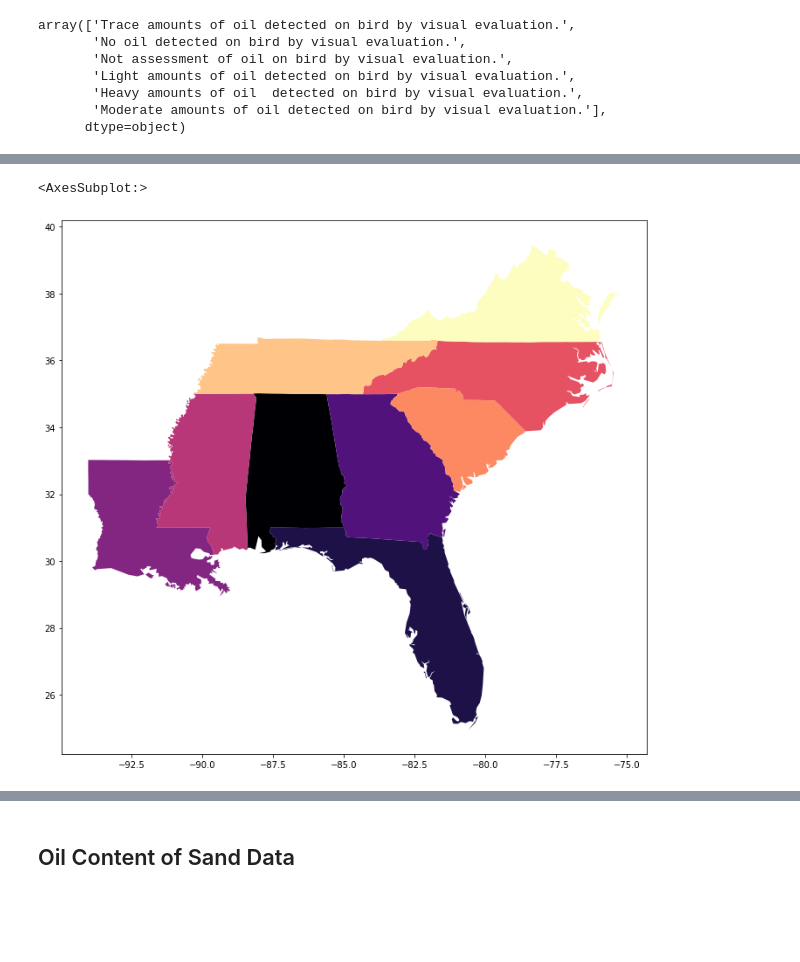
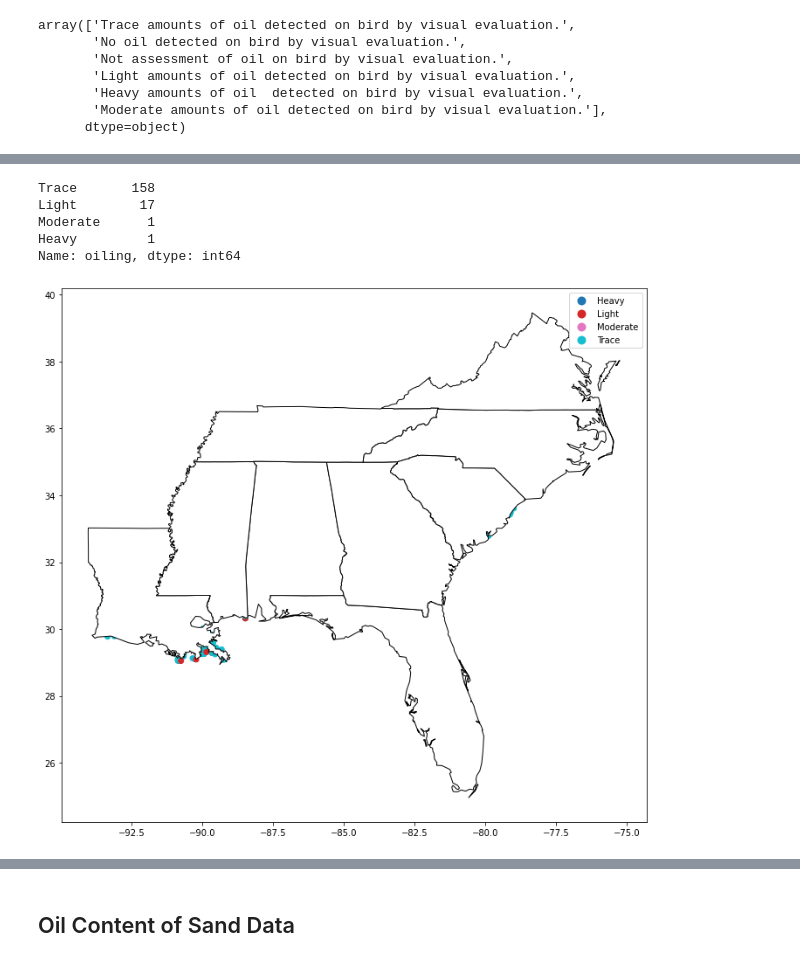
Before and after one commit to gbugieda/final-367-datascience, a Jupyter notebook: Messy.ipynb, the cells around one changed output, grey strips where cells are left out. Saved outputs shown, nothing was run; the diff lists cells and outputs as text; code cells hidden in the pictures; blank space fills up the shorter version.

```diff
--- a/Messy.ipynb
+++ b/Messy.ipynb
@@ -71,6 +87,5 @@ print(birdOil['Visual Oiling'].unique())
 states = gpd.read_file('data/maps/States_shapefile.shp')
 print(states.head())
 states.plot(cmap='magma', figsize=(12,12))
-southeast = states[states['State_Code'].isin(['FL','GA','AL','SC','NC', 'TN', 'LA', 'MS', 'VA'])]
-southeast
+southeast = states[states['State_Code'].isin(['FL','GA','AL','SC','NC', 'TN', 'LA', 'MS', 'VA'])]southeast
 # %% [output]
@@ -101,5 +92,0 @@ southeast
-# %%
-southeast.plot(cmap='magma',figsize=(12,12))
-# %% [output]
-<AxesSubplot:>
-[figure, removed]
@@ -111,0 +93,11 @@ geo_bird_df = gpd.GeoDataFrame(bird_health_df,crs=crs,geometry=geometry);
+# %%
+print(geodf['oiling'].value_counts())
+ax = geodf.plot(column='oiling',legend=True,figsize=(12,12))
+base = southeast.plot(ax=ax,color = 'white',edgecolor='black',figsize=(12,12),legend=True)
+# %% [output]
+Trace       158
+Light        17
+Moderate      1
+Heavy         1
+Name: oiling, dtype: int64
+[figure, added]
```
Also changed, not shown: parts of 8 cells of this notebook, 1 other file.
